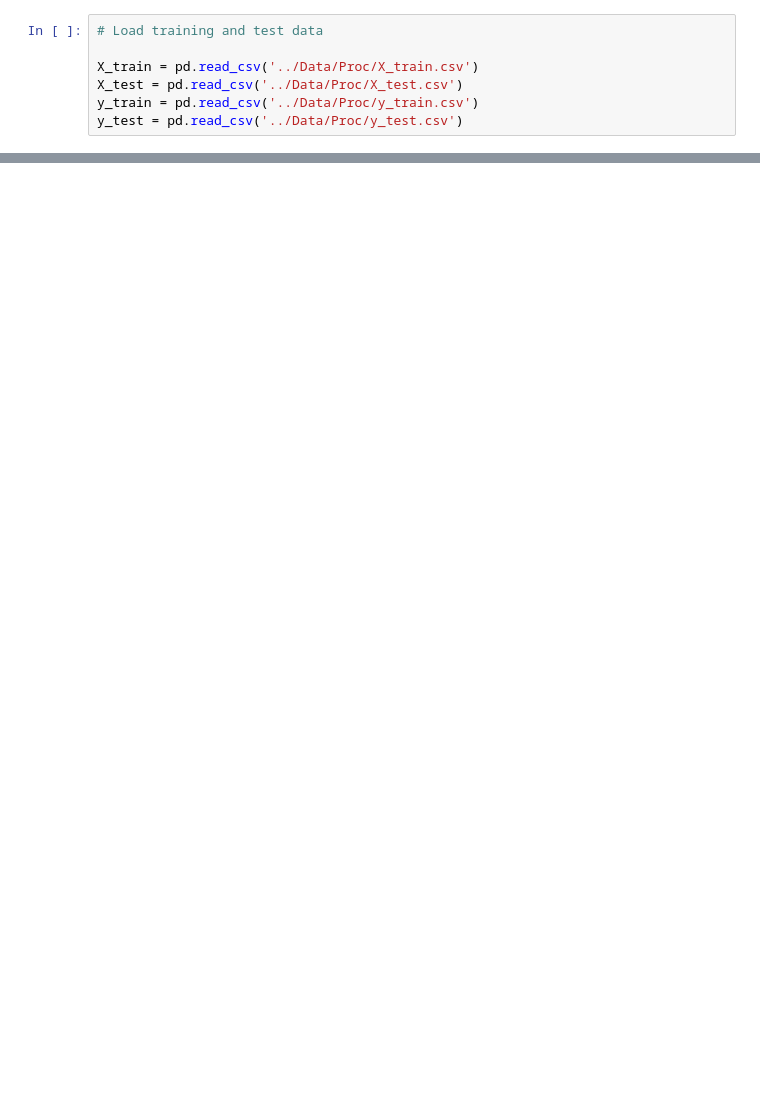
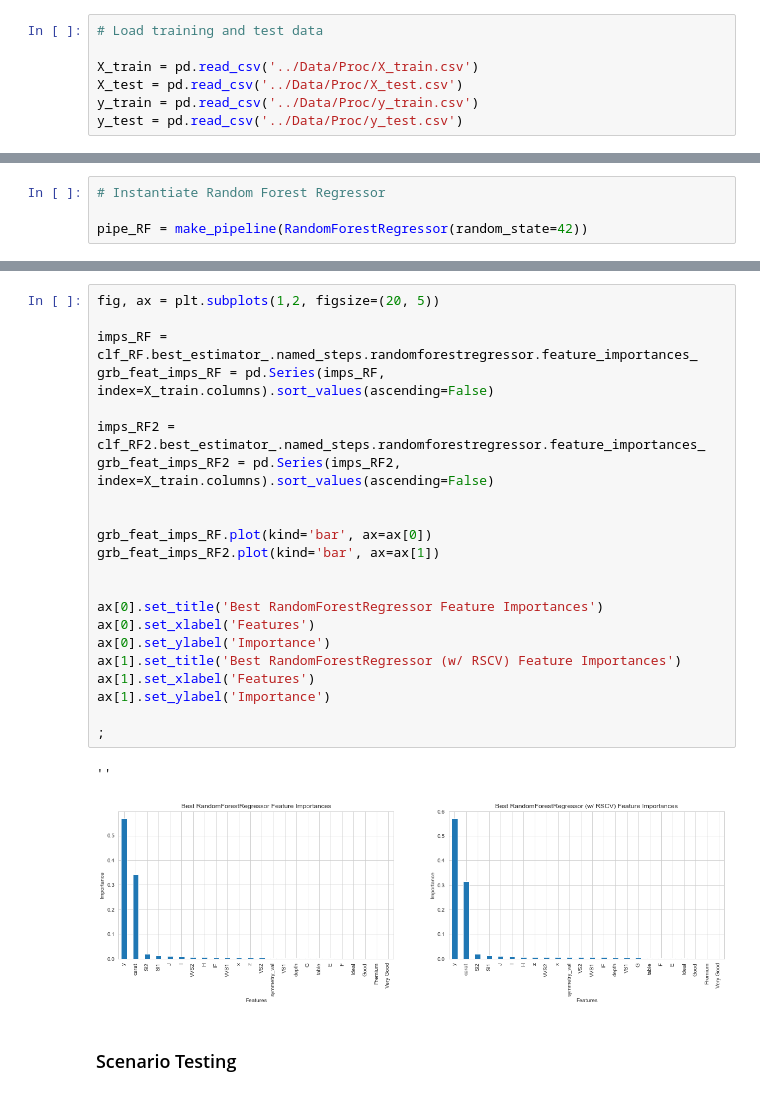
Before and after one commit to nnushart/Capstone3_DiamondPricePrediction, a Jupyter notebook: Notebooks/DataModeling_DiamondPrices.ipynb, the cells around one changed output, grey strips where cells are left out. Cells and saved outputs as stored; diff of their text form; blank space fills up the shorter version.

```diff
--- a/Notebooks/DataModeling_DiamondPrices.ipynb
+++ b/Notebooks/DataModeling_DiamondPrices.ipynb
@@ -29,0 +99,4 @@ y_train.shape, y_test.shape
+# %%
+# Instantiate Random Forest Regressor
+
+pipe_RF = make_pipeline(RandomForestRegressor(random_state=42))
@@ -31,0 +449,27 @@ y_train.shape, y_test.shape
+# %%
+fig, ax = plt.subplots(1,2, figsize=(20, 5))
+
+imps_RF = clf_RF.best_estimator_.named_steps.randomforestregressor.feature_importances_
+grb_feat_imps_RF = pd.Series(imps_RF, index=X_train.columns).sort_values(ascending=False)
+
+imps_RF2 = clf_RF2.best_estimator_.named_steps.randomforestregressor.feature_importances_
+grb_feat_imps_RF2 = pd.Series(imps_RF2, index=X_train.columns).sort_values(ascending=False)
+
+
+grb_feat_imps_RF.plot(kind='bar', ax=ax[0])
+grb_feat_imps_RF2.plot(kind='bar', ax=ax[1])
+
+
+ax[0].set_title('Best RandomForestRegressor Feature Importances')
+ax[0].set_xlabel('Features')
+ax[0].set_ylabel('Importance')
+ax[1].set_title('Best RandomForestRegressor (w/ RSCV) Feature Importances')
+ax[1].set_xlabel('Features')
+ax[1].set_ylabel('Importance')
+
+;
+# %% [output]
+''
+[figure, added]
+# %% [markdown]
+### Scenario Testing
```
Also changed, not shown: parts of 42 cells of this notebook, 2 other files.
